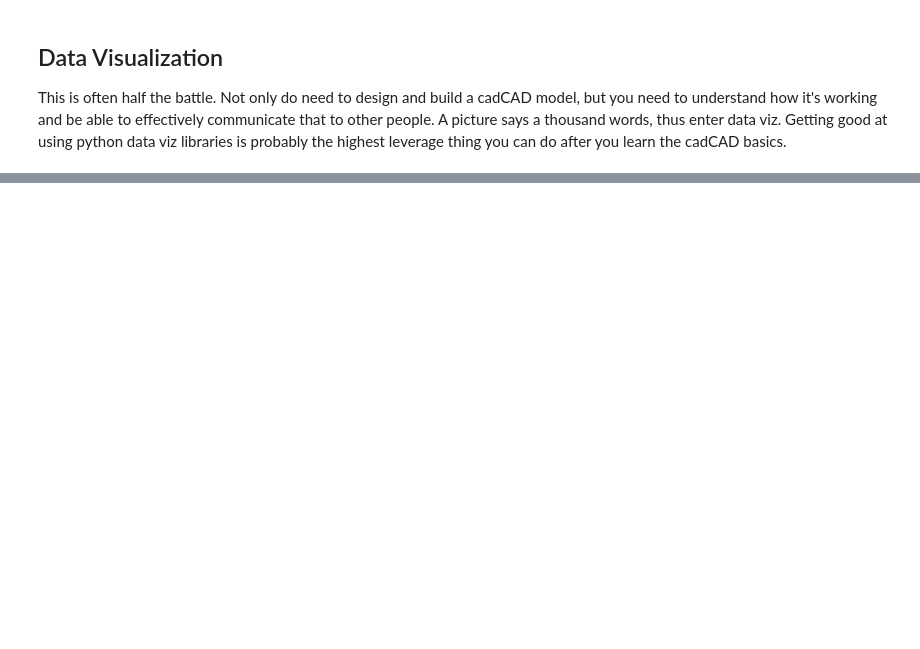
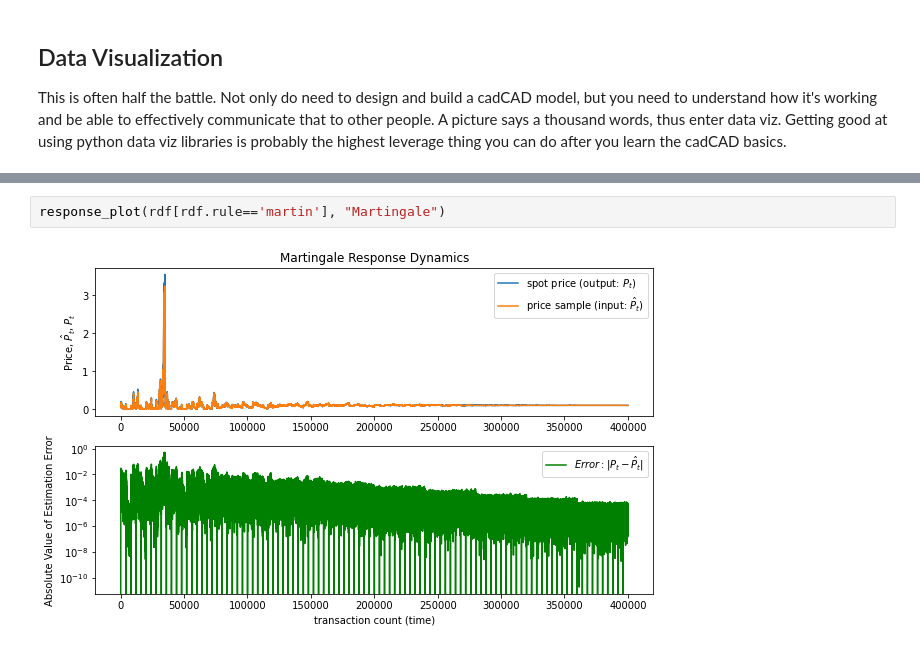
Before and after one commit to DAOresearch/cadcad, a Jupyter notebook: gardens/bc-marketplace.ipynb, the cells around one changed output, grey strips where cells are left out. Drawn from its saved outputs; the diff is of its cells as text; blank space fills up the shorter version.

```diff
--- a/gardens/bc-marketplace.ipynb
+++ b/gardens/bc-marketplace.ipynb
@@ -404,0 +463,4 @@ TypeError: 'numpy.float64' object cannot be interpreted as an integer
+# %%
+response_plot(rdf[rdf.rule=='martin'], "Martingale")
+# %% [output]
+[figure, added]
```
Also changed, not shown: parts of 14 cells of this notebook.
